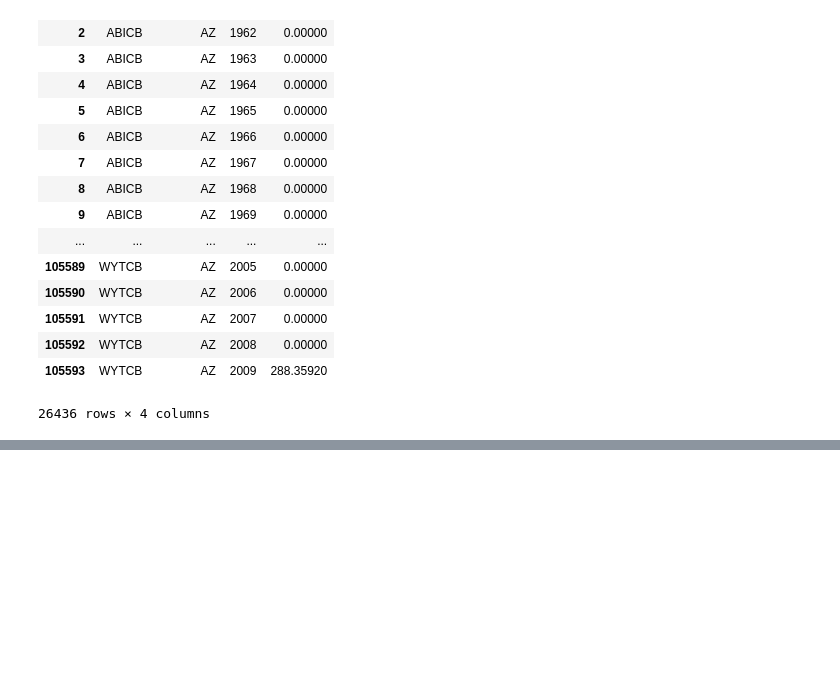
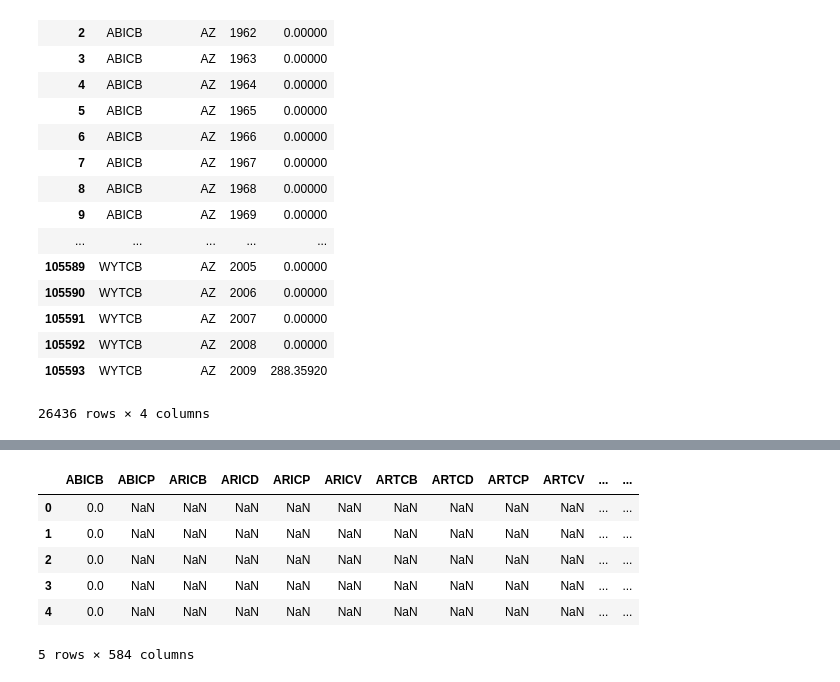
Before and after one commit to charmoniumQ/MCM-2018, a Jupyter notebook: MCM-Data-Analysis.ipynb, the cells around one changed output, grey strips where cells are left out. Drawn from its saved outputs; the diff is of its cells as text; code cells hidden in the pictures; blank space fills up the shorter version.

```diff
--- a/MCM-Data-Analysis.ipynb
+++ b/MCM-Data-Analysis.ipynb
@@ -114,0 +136,12 @@ AZ_data
+# %%
+AZ_data_reformatted['Year'] = AZ_data['Year'].unique()
+# %%
+AZ_data_reformatted.head()
+# %% [output]
+|  | ABICB | ABICP | ARICB | ARICD | ARICP | ARICV | ARTCB | ARTCD | ARTCP | ARTCV | ... | ... |
+| 0 | 0.0 | NaN | NaN | NaN | NaN | NaN | NaN | NaN | NaN | NaN | ... | ... |
+| 1 | 0.0 | NaN | NaN | NaN | NaN | NaN | NaN | NaN | NaN | NaN | ... | ... |
+| 2 | 0.0 | NaN | NaN | NaN | NaN | NaN | NaN | NaN | NaN | NaN | ... | ... |
+| 3 | 0.0 | NaN | NaN | NaN | NaN | NaN | NaN | NaN | NaN | NaN | ... | ... |
+| 4 | 0.0 | NaN | NaN | NaN | NaN | NaN | NaN | NaN | NaN | NaN | ... | ... |
+5 rows × 584 columns
```
Also changed, not shown: parts of 3 cells of this notebook.
